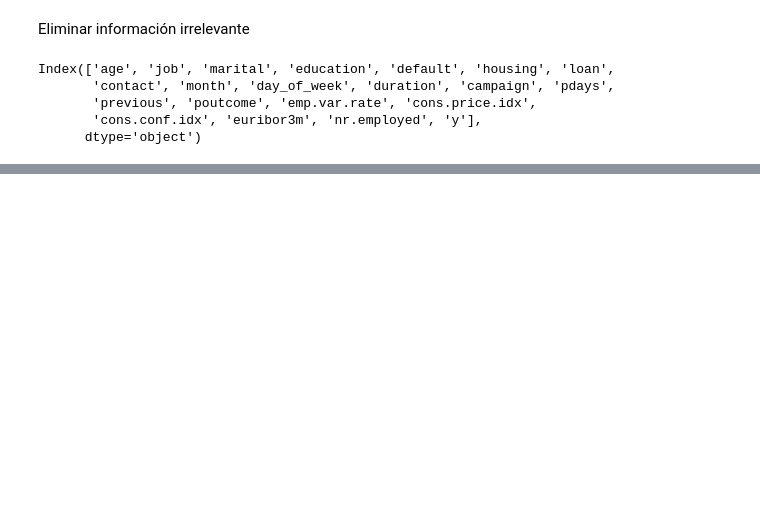
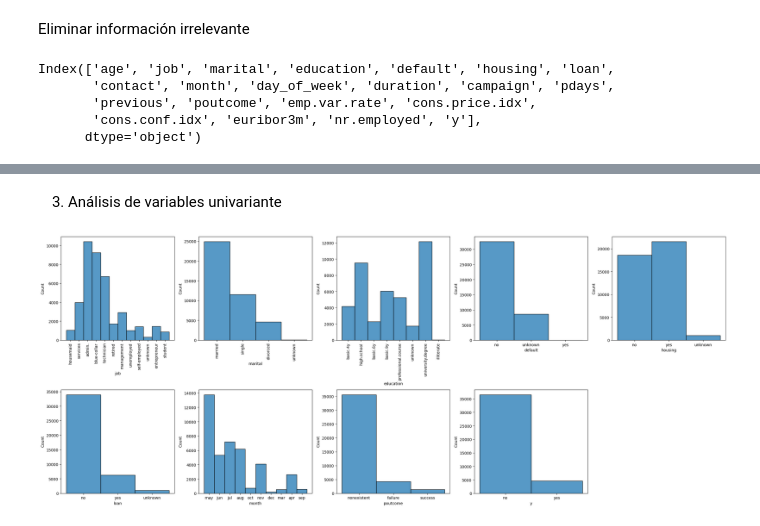
Before and after one commit to Eleiny9/mi-primer-ML, a Jupyter notebook: src/explore.ipynb, the cells around one changed output, grey strips where cells are left out. Drawn from its saved outputs; the diff is of its cells as text; code cells hidden in the pictures; blank space fills up the shorter version.

```diff
--- a/src/explore.ipynb
+++ b/src/explore.ipynb
@@ -105,0 +148,47 @@ data.head()
+# %% [markdown]
+3) Análisis de variables univariante
+# %%
+#Análisis sobre variables categóricas
+
+#Se importan las librerias para graficar
+import matplotlib.pyplot as plt
+import seaborn as sns
+
+#   Datos categoricos: job,  marital, education, default, housing, loan , month, poutcome, y
+
+
+fig, axis = plt.subplots(2, 5, figsize = (25, 10))
+
+# Crear un histograma múltiple
+sns.histplot(ax = axis[0, 0], data = data, x = "job")
+axis[0,0].set_xticklabels(axis[0,0].get_xticklabels(), rotation=90)
+
+sns.histplot(ax = axis[0, 1], data = data, x = "marital")
+axis[0,1].set_xticklabels(axis[0,1].get_xticklabels(), rotation=90)
+
+sns.histplot(ax = axis[0, 2], data = data, x = "education")
+axis[0,2].set_xticklabels(axis[0,2].get_xticklabels(), rotation=90)
+
+sns.histplot(ax = axis[0, 3], data = data, x = "default")
+sns.histplot(ax = axis[0, 4], data = data, x = "housing")
+sns.histplot(ax = axis[1, 0], data = data, x = "loan")
+sns.histplot(ax = axis[1, 1], data = data, x = "month")
+sns.histplot(ax = axis[1, 2], data = data, x = "poutcome")
+sns.histplot(ax = axis[1, 3], data = data, x = "y")
+# Ocultar el último cuadrante vacío
+axis[1, 4].axis('off')
+
+# Ajustar el layout
+plt.tight_layout()
+
+# Mostrar el plot
+plt.show()
+
+#Observamos
+# Dentro de los trabajos mas mencionados estan : Admnin, blue-collar , tecnhnician y services
+# La mayoria de las personas registradas estan casadas y ademas con un titulo universitario,  high.school	, basic.9y o profesional.course
+# Gran cantidad de las personas no tienen un credito y existe una parte que desconocemos. si embargo si tiene una parte mayor un prestamo de vivienda , pero no uno personal
+# La mayoria de los clientes se les contacto en mayo
+# Si revisamos la campaña anterior , podemos garantizar que la mayoria no esta registrada o fallo para contratar un deposito a largo plazo
+# %% [output]
+[figure, added]
```
Also changed, not shown: parts of 9 cells of this notebook.
